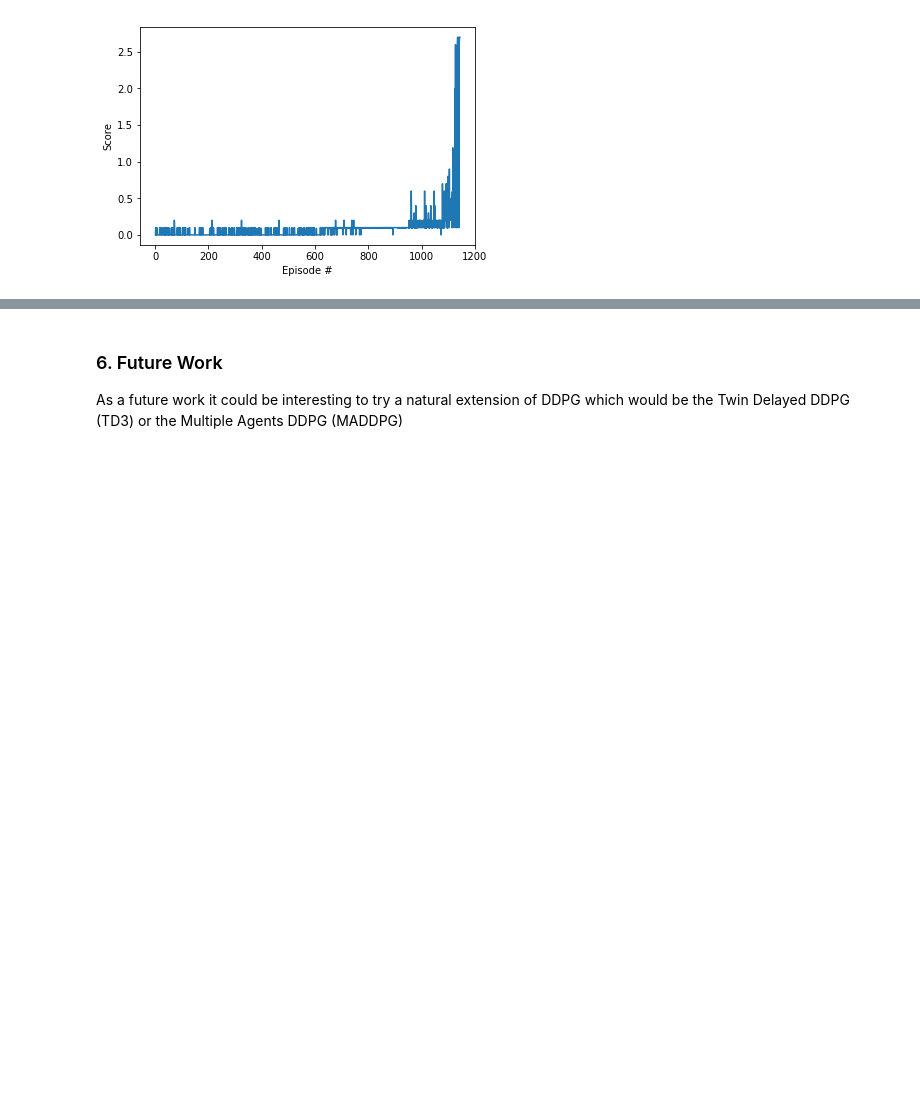
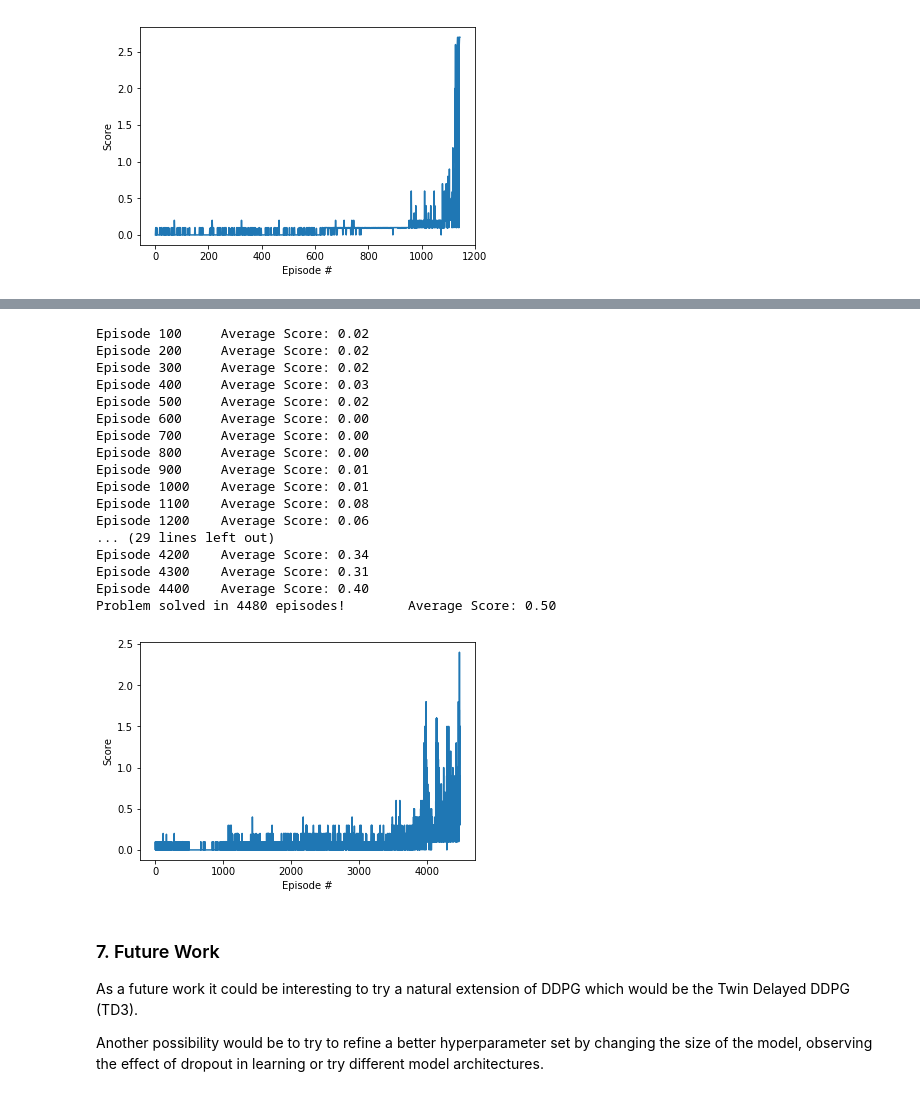
Before and after one commit to framarbon/udacity-tennis, a Jupyter notebook: Tennis.ipynb, the cells around one changed output, grey strips where cells are left out. Cells and saved outputs as stored; diff of their text form; code cells hidden in the pictures; blank space fills up the shorter version.

```diff
--- a/Tennis.ipynb
+++ b/Tennis.ipynb
@@ -181,3 +228,32 @@ Problem solved in 1143 episodes!        Average Score: 0.52
+# %%
+from maddpg_agent import MADDPG
+
+config = default_config()
+config.batch_size = 1024
+maddpg = MADDPG(state_size, action_size, config)
+scores = run_agent(maddpg, n_episodes=5000, random_episodes = 500)
+plot_scores(scores)
+# %% [output]
+Episode 100     Average Score: 0.02
+Episode 200     Average Score: 0.02
+Episode 300     Average Score: 0.02
+Episode 400     Average Score: 0.03
+Episode 500     Average Score: 0.02
+Episode 600     Average Score: 0.00
+Episode 700     Average Score: 0.00
+Episode 800     Average Score: 0.00
+Episode 900     Average Score: 0.01
+Episode 1000    Average Score: 0.01
+Episode 1100    Average Score: 0.08
+Episode 1200    Average Score: 0.06
+... (29 lines left out)
+Episode 4200    Average Score: 0.34
+Episode 4300    Average Score: 0.31
+Episode 4400    Average Score: 0.40
+Problem solved in 4480 episodes!        Average Score: 0.50
+[figure, added]
 # %% [markdown]
-### 6. Future Work
-As a future work it could be interesting to try a natural extension of DDPG which would be the Twin Delayed DDPG (TD3) or the Multiple Agents DDPG (MADDPG)
+### 7. Future Work
+As a future work it could be interesting to try a natural extension of DDPG which would be the Twin Delayed DDPG (TD3).
+
+Another possibility would be to try to refine a better hyperparameter set by changing the size of the model, observing the effect of dropout in learning or try different model architectures.
```
Also changed, not shown: parts of 12 cells of this notebook, 19 other files.
